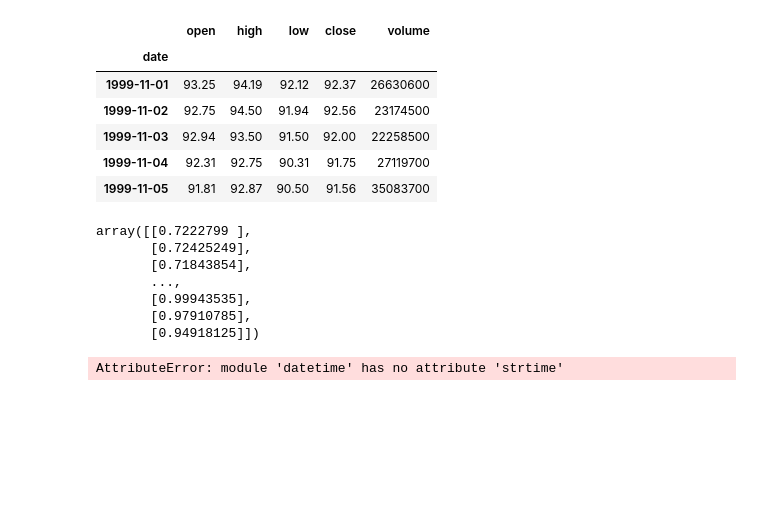
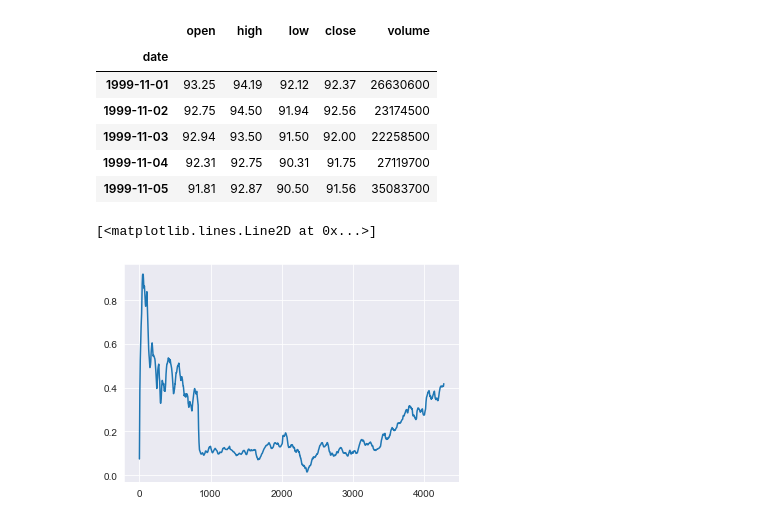
Before and after one commit to IKamsh/Stocks_monitoring, a Jupyter notebook: experimentations.ipynb, the cells around one changed output. Saved outputs shown, nothing was run; the diff lists cells and outputs as text; code cells hidden in the pictures; blank space fills up the shorter version.

```diff
--- a/experimentations.ipynb
+++ b/experimentations.ipynb
@@ -34,29 +34,14 @@ test = close[split_size:].values
 # %%
 from sklearn.preprocessing import MinMaxScaler
 
-scaler = MinMaxScaler()
+scaler_train = MinMaxScaler()
+scaler_test = MinMaxScaler()
 # %%
 train = train.reshape(-1,1)
 test = test.reshape(-1,1)
-# %%
-train
-# %% [output]
-array([[0.7222799 ],
-       [0.72425249],
-       [0.71843854],
-       ...,
-       [0.99943535],
-       [0.97910785],
-       [0.94918125]])
-# %%
-smoothing_window_size = 1000
-for di in range(0, len(train), smoothing_window_size):
-    scaler.fit(train[di:di+smoothing_window_size,:])
-    train[di:di+smoothing_window_size,:] = scaler.transform(train[di:di+smoothing_window_size,:])
 # %%
-train = train.reshape(-1)
-
-test = scaler.transform(test).reshape(-1)
+train = scaler_train.fit_transform(train).reshape(-1)
+test = scaler_test.fit_transform(test).reshape(-1)
 # %%
 ema = 0.0
 gamma = 0.1
@@ -66,6 +51,11 @@ for ti in range(len(train)):
 
 # Used for visualization and test purposes
 all_data = np.concatenate([train, test],axis=0)
+# %%
+plt.plot(train)
+# %% [output]
+[<matplotlib.lines.Line2D at 0x...>]
+[figure, added]
 # %%
 from sklearn.linear_model import LinearRegression
 from sklearn.linear_model import Lasso
@@ -79,11 +66 @@ num_folds = 10
 scoring = "r2"
-# %%
-
-
-# %matplotlib inline
-fig= plt.figure(figsize=(24,12))
-plt.plot(X,Y)
-plt.plot(X,predictions)
-plt.show()
-# %% [output]
-AttributeError: module 'datetime' has no attribute 'strtime'
```
Also changed, not shown: parts of 14 cells of this notebook.
